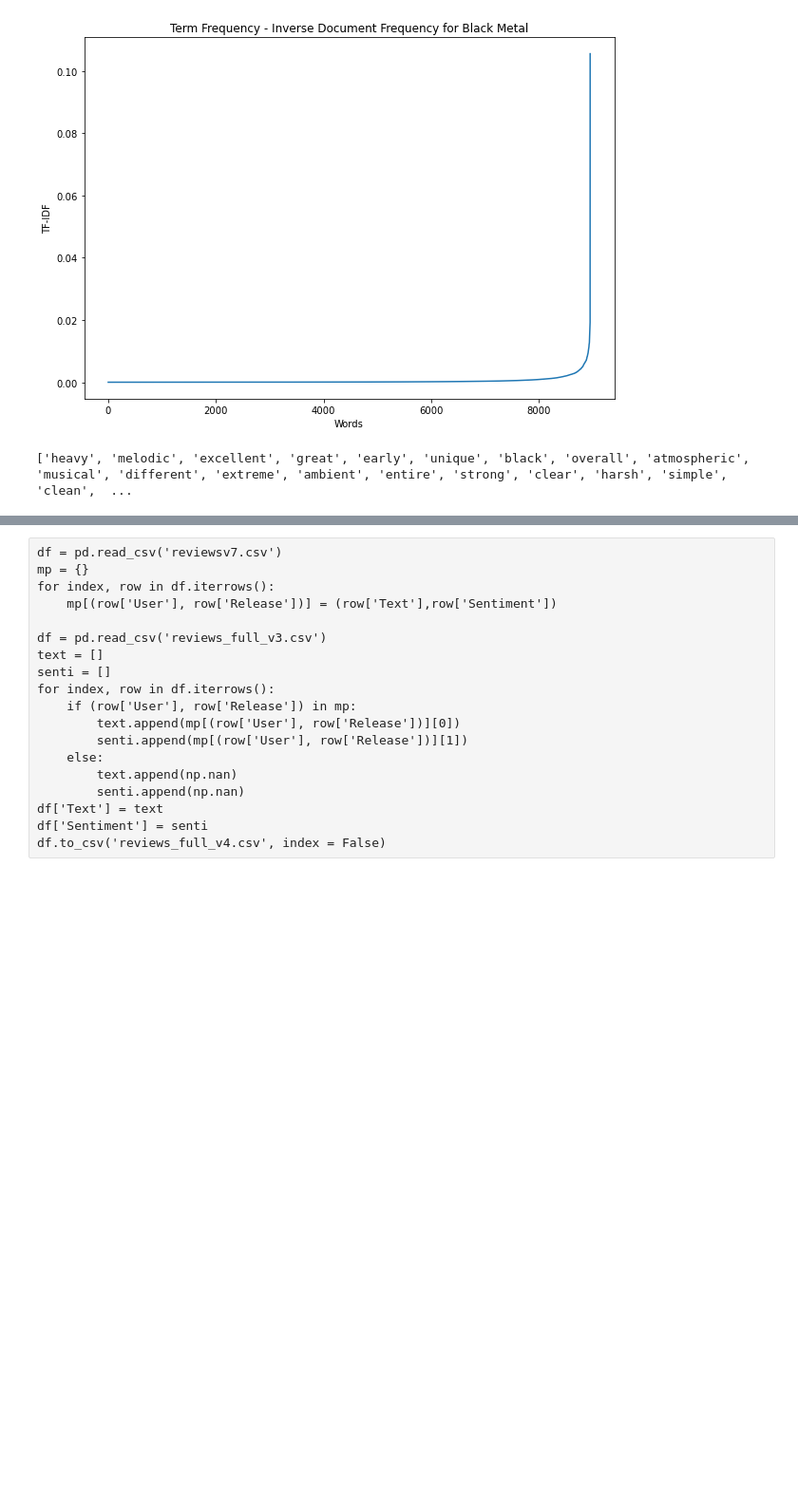
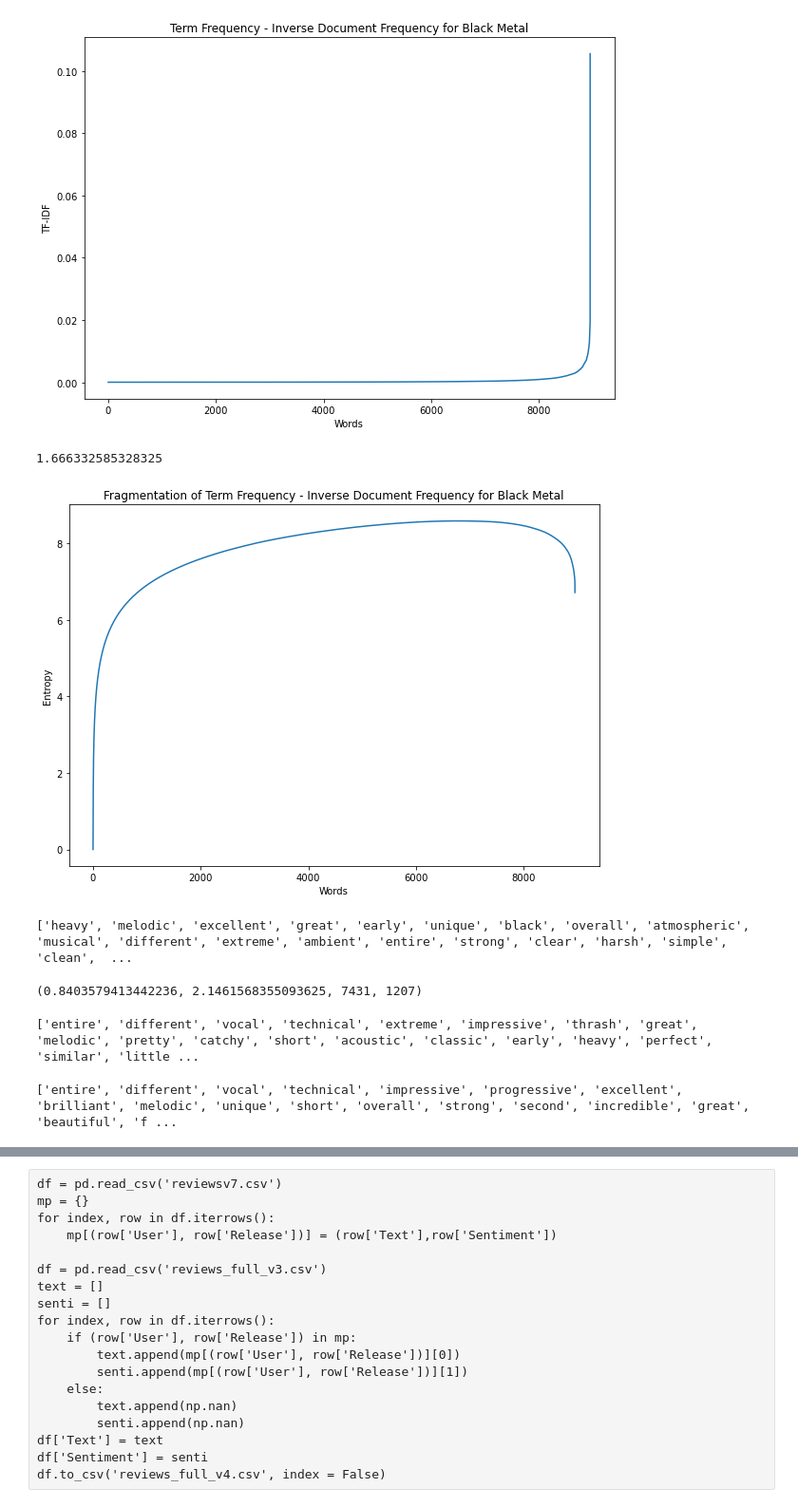
Before and after one commit to jzh001/Social-Network-Structure-in-Common-Interest-Communities, a Jupyter notebook: Network of Words.ipynb, the cells around one changed output, grey strips where cells are left out. Shown at 95% size. Cells and saved outputs as stored; diff of their text form; code cells hidden in the pictures; blank space fills up the shorter version.

```diff
--- a/Network of Words.ipynb
+++ b/Network of Words.ipynb
@@ -111,3 +153,13 @@ idf = {word:math.log2(N_albums/B.degree[word]) for word in G.nodes()}
+# %%
+'''idf = {} # for genre
+for item in tf:
+    for word in tf[item]:
+        if word not in idf:
+            idf[word] = 1
+        else:
+            idf[word] += 1
+for word in idf:
+    idf[word] = math.log(len(genre_group)/idf[word])'''
 # %% [raw]
 pickle.dump(idf, open('IDF.p','wb'))
 pickle.dump(tf, open('TF.p','wb'))
@@ -117,12 +166,13 @@ tf = pickle.load(open('TF.p','rb'))
 # %%
-genre = 'Black metal'
-total = 0
 tfidf = {}
-tfidf[genre] = {}
-for word in tf[genre]:
-    total += tf[genre][word]
-for word in tf[genre]:
-    tfidf[genre][word] = (tf[genre][word] / total) * idf[word]
+genres = set(genre_group.values())
+for genre in genres:
+    total = 0
+    tfidf[genre] = {}
+    for word in tf[genre]:
+        total += tf[genre][word]
+    for word in tf[genre]:
+        tfidf[genre][word] = (tf[genre][word] / total) * idf[word]
 # %%
 plt.title('Term Frequency - Inverse Document Frequency for Black Metal')
 plt.ylabel('TF-IDF')
@@ -131,4 +181,24 @@ plt.plot(sorted(list(tfidf[genre].values())))
 plt.savefig('TF-IDF of Black Metal.png')
 # %% [output]
 [figure]
+# %%
+tmp = sorted(list(tfidf['Black metal'].values()))
+# %%
+def fragment(inp):
+    inp = sorted(inp)
+    total = sum(inp)
+    return -1*sum([(x/total)*math.log(x/total) for x in inp])
+# %%
+fragment([1,1,1,1,1,1,5])
+# %% [output]
+1.666332585328325
+# %%
+plt.title('Fragmentation of Term Frequency - Inverse Document Frequency for Black Metal')
+plt.ylabel('Entropy')
+plt.xlabel('Words')
+plt.plot([fragment(tmp[:x+1]) for x in range(len(tmp))])
+plt.show()
+#find maximum
+# %% [output]
+[figure, added]
 # %%
@@ -135,3 +206,17 @@ plt.savefig('TF-IDF of Black Metal.png')
 print([key for key in tfidf[genre] if tfidf[genre][key] > 0.01])
 # %% [output]
 ['heavy', 'melodic', 'excellent', 'great', 'early', 'unique', 'black', 'overall', 'atmospheric', 'musical', 'different', 'extreme', 'ambient', 'entire', 'strong', 'clear', 'harsh', 'simple', 'clean',  ...
+# %%
+idf['great'], idf['technical'], tf['Black metal']['great'], tf['Black metal']['technical']
+# %% [output]
+(0.8403579413442236, 2.1461568355093625, 7431, 1207)
+# %%
+genre = 'Thrash metal'
+print([key for key in tfidf[genre] if tfidf[genre][key] > 0.01])
+# %% [output]
+['entire', 'different', 'vocal', 'technical', 'extreme', 'impressive', 'thrash', 'great', 'melodic', 'pretty', 'catchy', 'short', 'acoustic', 'classic', 'early', 'heavy', 'perfect', 'similar', 'little ...
+# %%
+genre = 'Progressive metal'
+print([key for key in tfidf[genre] if tfidf[genre][key] > 0.01])
+# %% [output]
+['entire', 'different', 'vocal', 'technical', 'impressive', 'progressive', 'excellent', 'brilliant', 'melodic', 'unique', 'short', 'overall', 'strong', 'second', 'incredible', 'great', 'beautiful', 'f ...
```
Also changed, not shown: parts of 25 cells of this notebook, 9 other files.
